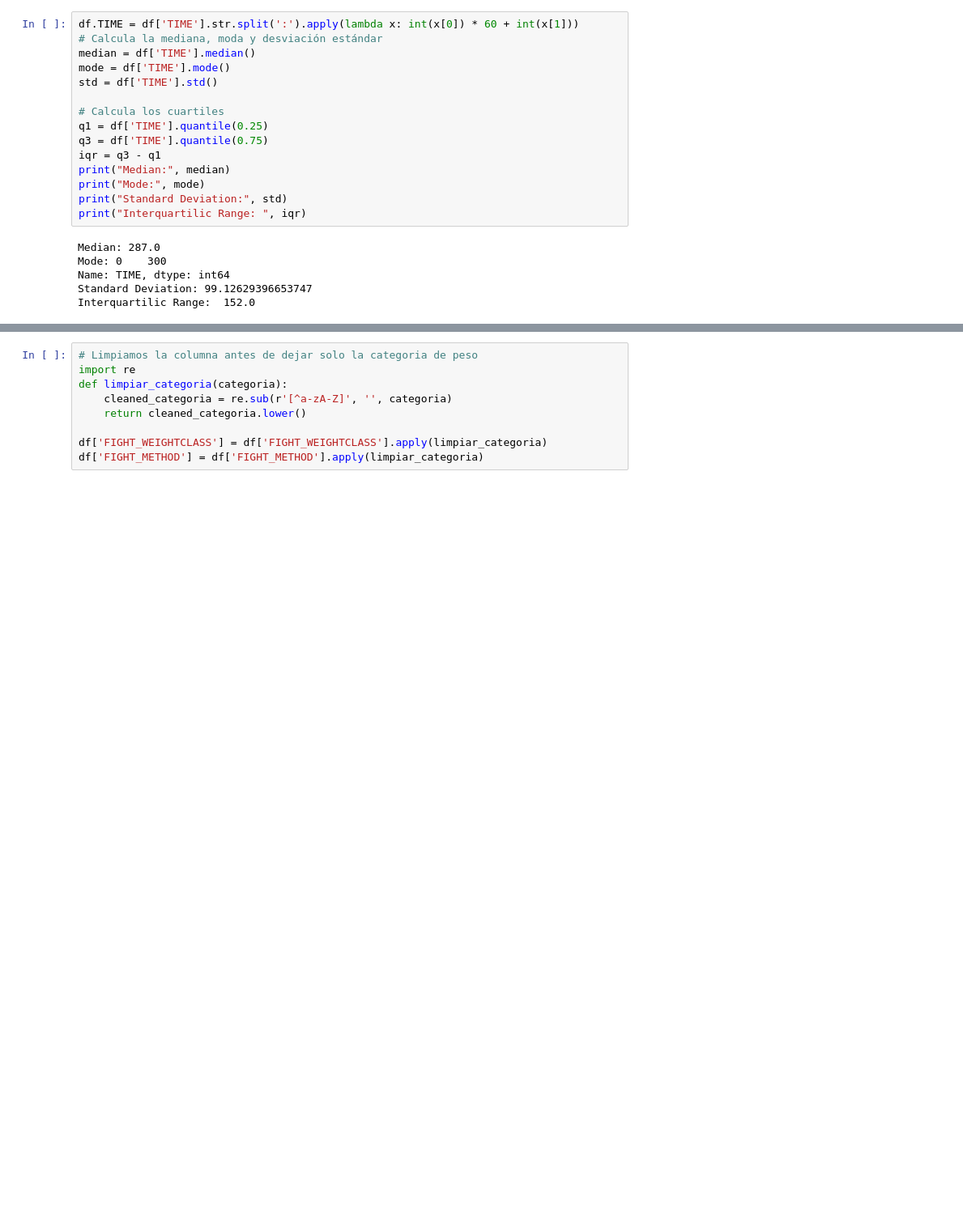
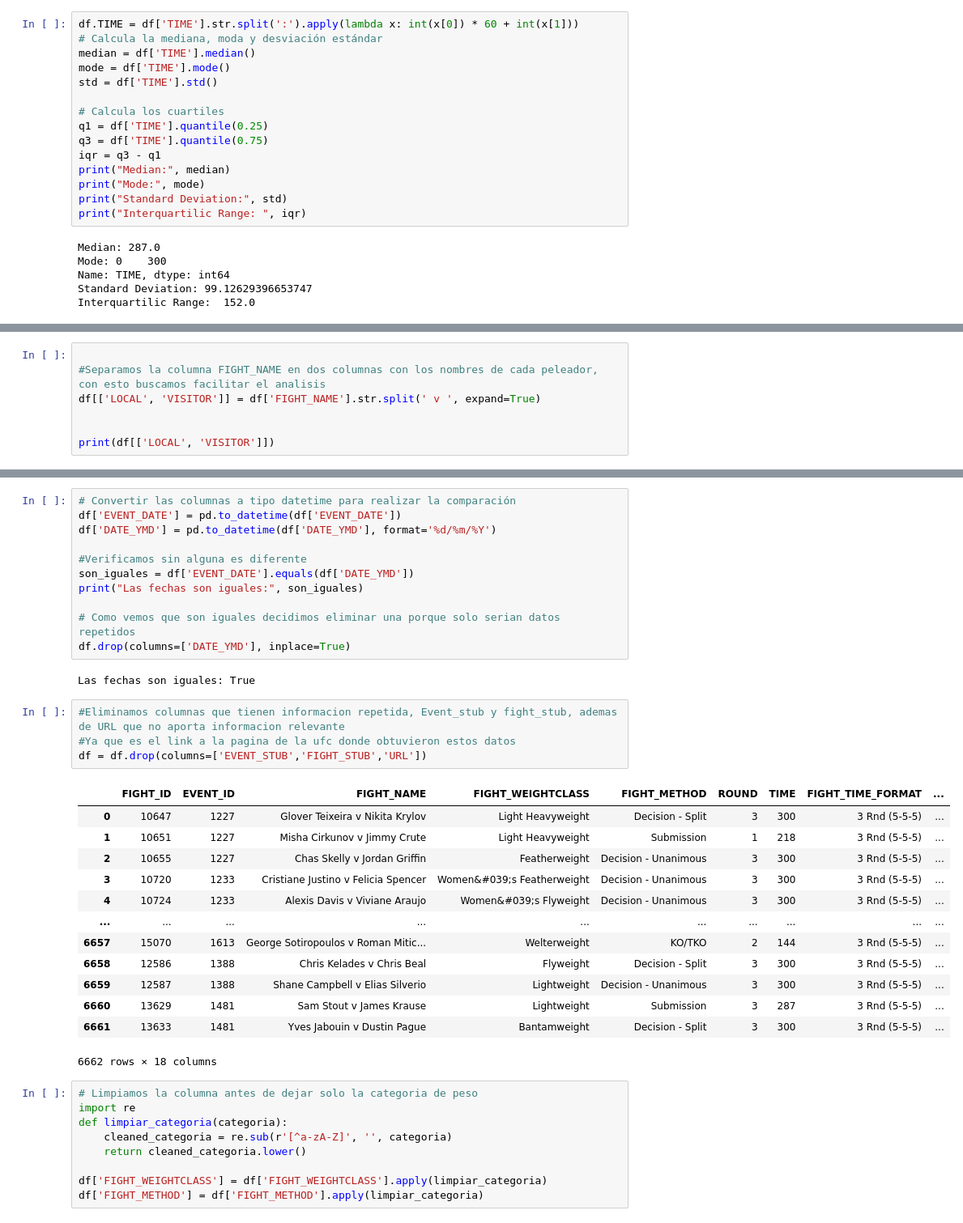
Before and after one commit to YaotecatlMtz/analisisUFC, a Jupyter notebook: primeraEntregaProyecto.ipynb, the cells around one changed output, grey strips where cells are left out. Shown at 81% size. Cells and saved outputs as stored; diff of their text form; blank space fills up the shorter version.

```diff
--- a/primeraEntregaProyecto.ipynb
+++ b/primeraEntregaProyecto.ipynb
@@ -298 +275,8 @@ FIGHT_WINNER – Moda: DONALD CERRONE
 Se realizó una limpieza de la columna FIGHT_WEIGHTCLASS porque algunos datos tenían pequeñas modificaciones que hacían que se contaran como una nueva categoría, como resultado de dicha limpieza se creó una nueva columna llamada GENDER que clasifica las peleas Female o Male
+# %%
+
+#Separamos la columna FIGHT_NAME en dos columnas con los nombres de cada peleador, con esto buscamos facilitar el analisis
+df[['LOCAL', 'VISITOR']] = df['FIGHT_NAME'].str.split(' v ', expand=True)
+
+
+print(df[['LOCAL', 'VISITOR']])
@@ -299,3 +298,34 @@ Se realizó una limpieza de la columna FIGHT_WEIGHTCLASS porque algunos datos te
+# %%
+# Convertir las columnas a tipo datetime para realizar la comparación
+df['EVENT_DATE'] = pd.to_datetime(df['EVENT_DATE'])
+df['DATE_YMD'] = pd.to_datetime(df['DATE_YMD'], format='%d/%m/%Y')
+
+#Verificamos sin alguna es diferente
+son_iguales = df['EVENT_DATE'].equals(df['DATE_YMD'])
+print("Las fechas son iguales:", son_iguales)
+
+# Como vemos que son iguales decidimos eliminar una porque solo serian datos repetidos
+df.drop(columns=['DATE_YMD'], inplace=True)
+# %% [output]
+Las fechas son iguales: True
+# %%
+#Eliminamos columnas que tienen informacion repetida, Event_stub y fight_stub, ademas de URL que no aporta informacion relevante
+#Ya que es el link a la pagina de la ufc donde obtuvieron estos datos
+df = df.drop(columns=['EVENT_STUB','FIGHT_STUB','URL'])
+# %% [output]
+|  | FIGHT_ID | EVENT_ID | FIGHT_NAME | FIGHT_WEIGHTCLASS | FIGHT_METHOD | ROUND | TIME | FIGHT_TIME_FORMAT | ... |
+| 0 | 10647 | 1227 | Glover Teixeira v Nikita Krylov | Light Heavyweight | Decision - Split | 3 | 300 | 3 Rnd (5-5-5) | ... |
+| 1 | 10651 | 1227 | Misha Cirkunov v Jimmy Crute | Light Heavyweight | Submission | 1 | 218 | 3 Rnd (5-5-5) | ... |
+| 2 | 10655 | 1227 | Chas Skelly v Jordan Griffin | Featherweight | Decision - Unanimous | 3 | 300 | 3 Rnd (5-5-5) | ... |
+| 3 | 10720 | 1233 | Cristiane Justino v Felicia Spencer | Women&#039;s Featherweight | Decision - Unanimous | 3 | 300 | 3 Rnd (5-5-5) | ... |
+| 4 | 10724 | 1233 | Alexis Davis v Viviane Araujo | Women&#039;s Flyweight | Decision - Unanimous | 3 | 300 | 3 Rnd (5-5-5) | ... |
+| ... | ... | ... | ... | ... | ... | ... | ... | ... | ... |
+| 6657 | 15070 | 1613 | George Sotiropoulos v Roman Mitic... | Welterweight | KO/TKO | 2 | 144 | 3 Rnd (5-5-5) | ... |
+| 6658 | 12586 | 1388 | Chris Kelades v Chris Beal | Flyweight | Decision - Split | 3 | 300 | 3 Rnd (5-5-5) | ... |
+| 6659 | 12587 | 1388 | Shane Campbell v Elias Silverio | Lightweight | Decision - Unanimous | 3 | 300 | 3 Rnd (5-5-5) | ... |
+| 6660 | 13629 | 1481 | Sam Stout v James Krause | Lightweight | Submission | 3 | 287 | 3 Rnd (5-5-5) | ... |
+| 6661 | 13633 | 1481 | Yves Jabouin v Dustin Pague | Bantamweight | Decision - Split | 3 | 300 | 3 Rnd (5-5-5) | ... |
+6662 rows × 18 columns
 # %%
 # Limpiamos la columna antes de dejar solo la categoria de peso
 import re
```
Also changed, not shown: parts of 7 cells of this notebook, 2 other files.
